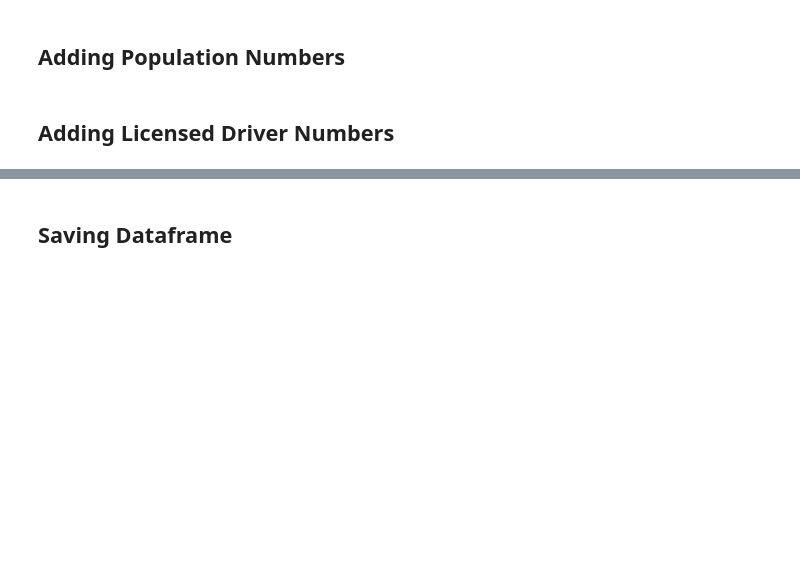
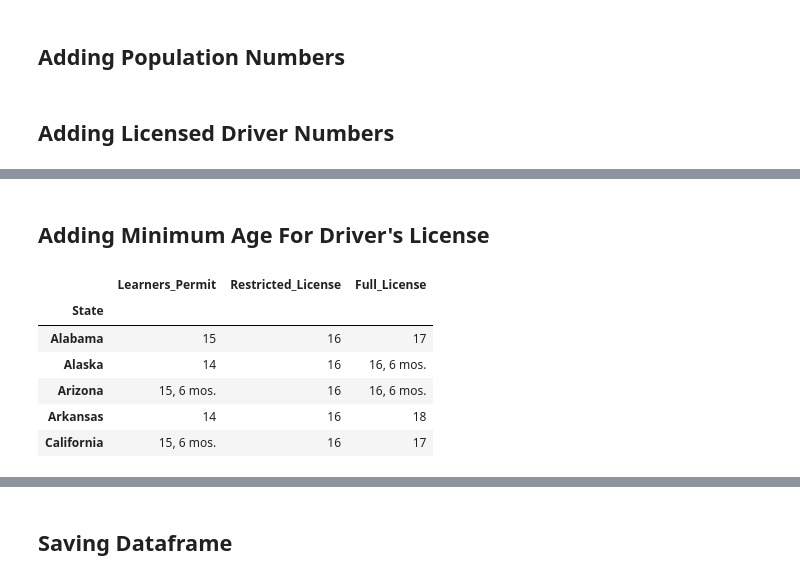
Before and after one commit to maxvangalen/WT-Data, a Jupyter notebook: traffic.ipynb, the cells around one changed output, grey strips where cells are left out. Cells and saved outputs as stored; diff of their text form; code cells hidden in the pictures; blank space fills up the shorter version.

```diff
--- a/traffic.ipynb
+++ b/traffic.ipynb
@@ -97,0 +76,19 @@ trafficdf
+# %% [markdown]
+## Adding Minimum Age For Driver's License
+# %%
+url = "https://www.verywellfamily.com/driving-age-by-state-2611172#toc-learners-permits"
+html = requests.get(url).content
+minage = pd.read_html(html)[0]
+minage.columns = minage.iloc[0]
+minage.drop(index=[0], inplace=True)
+minage.set_index('State', inplace=True)
+minage.rename(columns = {"Learner's Permit":'Learners_Permit', "Restricted License":"Restricted_License", "Full License":"Full_License"}, inplace=True)
+minage.head()
+# %% [output]
+|  | Learners_Permit | Restricted_License | Full_License |
+| State |  |  |  |
+| Alabama | 15 | 16 | 17 |
+| Alaska | 14 | 16 | 16, 6 mos. |
+| Arizona | 15, 6 mos. | 16 | 16, 6 mos. |
+| Arkansas | 14 | 16 | 18 |
+| California | 15, 6 mos. | 16 | 17 |
```
Also changed, not shown: parts of 19 cells of this notebook.
